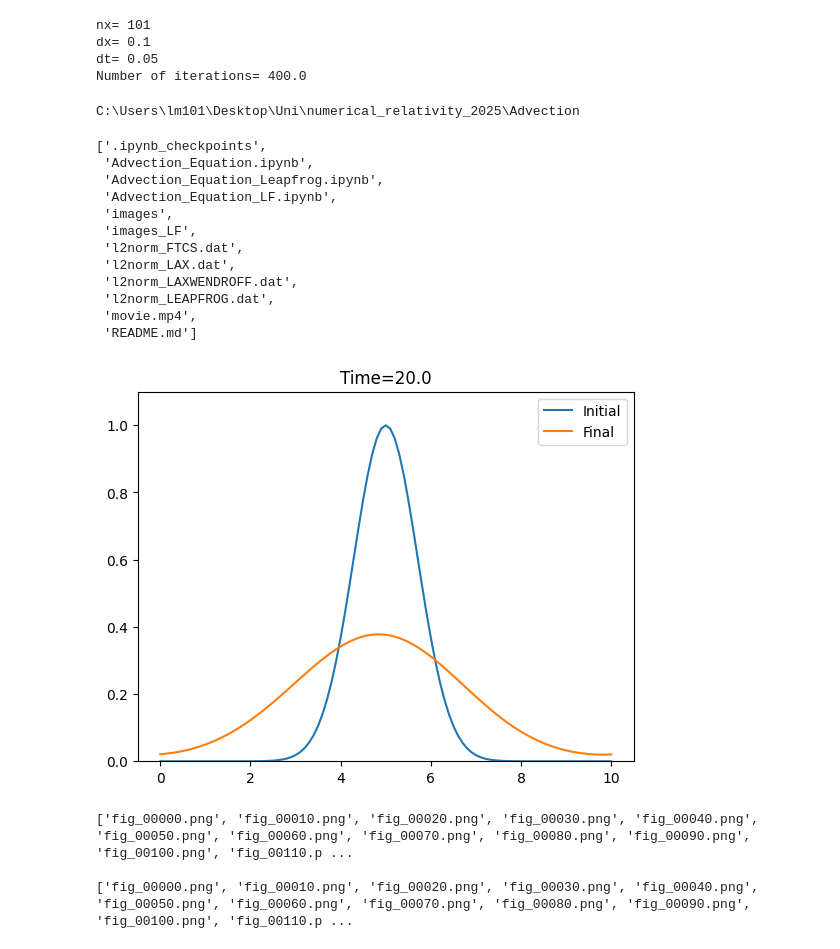
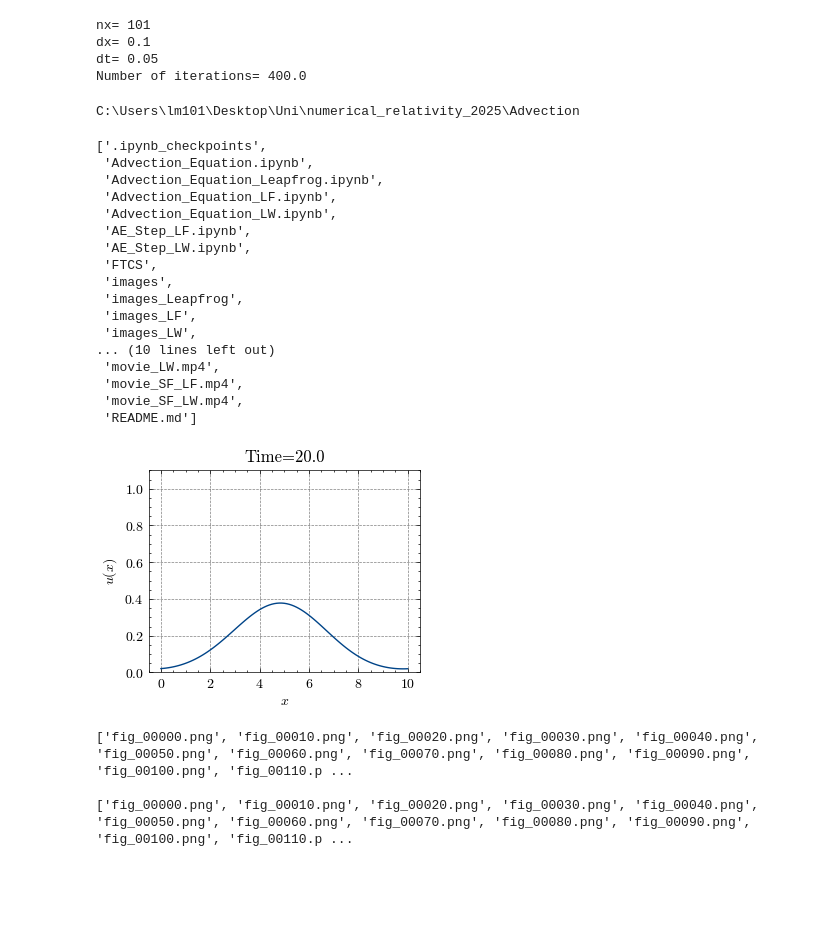
Before and after one commit to lisam10/numerical_relativity_2025, a Jupyter notebook: Advection/Advection_Equation_LF.ipynb, the cells around one changed output. Saved outputs shown, nothing was run; the diff lists cells and outputs as text; code cells hidden in the pictures; blank space fills up the shorter version.

```diff
--- a/Advection/Advection_Equation_LF.ipynb
+++ b/Advection/Advection_Equation_LF.ipynb
@@ -4,4 +4,11 @@
 Here we solve the advection equation $u_t + a u_x=0$ using as an initial condition a gaussian profile $u(x,t=0)=\exp{[-(x-x_0)^2]}$ with $x_0=5$.
 
 We use a domain $x\in [0,10]$ with periodic boundary conditions and use the Lax - Friedrichs scheme as opposed to a FTCS one.
+# %%
+import numpy as np
+import matplotlib.pyplot as plt
+import scienceplots
+plt.style.use(['science', 'grid', 'high-contrast', 'no-latex'])
+
+folder = './images_LF/'
 # %%
@@ -48,12 +53,11 @@ dx= 0.1
 dt= 0.05
 Number of iterations= 400.0
 # %%
-import matplotlib.pyplot as plt
 import os
 ##create directory where to save images
 print(os.getcwd())
 
-os.makedirs('./images_LF')
+#os.makedirs(folder)
 
 os.listdir('./')
 # %% [output]
@@ -62,13 +66,18 @@ C:\Users\lm101\Desktop\Uni\numerical_relativity_2025\Advection
  'Advection_Equation.ipynb',
  'Advection_Equation_Leapfrog.ipynb',
  'Advection_Equation_LF.ipynb',
+ 'Advection_Equation_LW.ipynb',
+ 'AE_Step_LF.ipynb',
+ 'AE_Step_LW.ipynb',
+ 'FTCS',
  'images',
+ 'images_Leapfrog',
  'images_LF',
- 'l2norm_FTCS.dat',
- 'l2norm_LAX.dat',
- 'l2norm_LAXWENDROFF.dat',
- 'l2norm_LEAPFROG.dat',
- 'movie.mp4',
+ 'images_LW',
+... (10 lines left out)
+ 'movie_LW.mp4',
+ 'movie_SF_LF.mp4',
+ 'movie_SF_LW.mp4',
  'README.md']
 # %%
 # Initilize time and iteration counter
@@ -79,7 +88,9 @@ i = 0
 plt.plot(x, u_current)
 plt.title('Time='+str(round(t,2)))
 plt.ylim(0,1.1)
-plt.savefig('./images_LF/fig_'+str(i).zfill(5)+'.png', dpi=200)
+plt.xlabel('$x$')
+plt.ylabel('$u(x)$')
+plt.savefig(folder + 'fig_'+str(i).zfill(5)+'.png', dpi=200)
 plt.close()
 
 #solve the advection equation
@@ -106,17 +117,22 @@ while t < t_final:
     if (i%10==0):
         plt.plot(x, u_current)
         plt.title('Time='+str(round(t,2)))
+        plt.xlabel('$x$')
+        plt.ylabel('$u(x)$')
         plt.ylim(0,1.1)
-        plt.savefig('./images_LF/fig_'+str(i).zfill(5)+'.png', dpi=200)
+        plt.savefig(folder + 'fig_'+str(i).zfill(5)+'.png', dpi=200)
         plt.close()
 # %%
 # Plot the final solution
-plt.plot(x, u_initial, label='Initial')
+#plt.plot(x, u_initial, label='Initial')
 plt.plot(x, u_current, label='Final')
-plt.title('Time='+str(round(t,2)))
+plt.title('Time=20.0')
+plt.xlabel('$x$')
+plt.ylabel('$u(x)$')
 plt.ylim(0,1.1)
-plt.legend()
+#plt.legend()
+plt.savefig(folder + 'fig_final.png', dpi=200)
 plt.show()
 # %% [output]
-[figure, old version]
+[figure, new version]
 # %%
```
Also changed, not shown: parts of 6 cells of this notebook, 1 other file.
